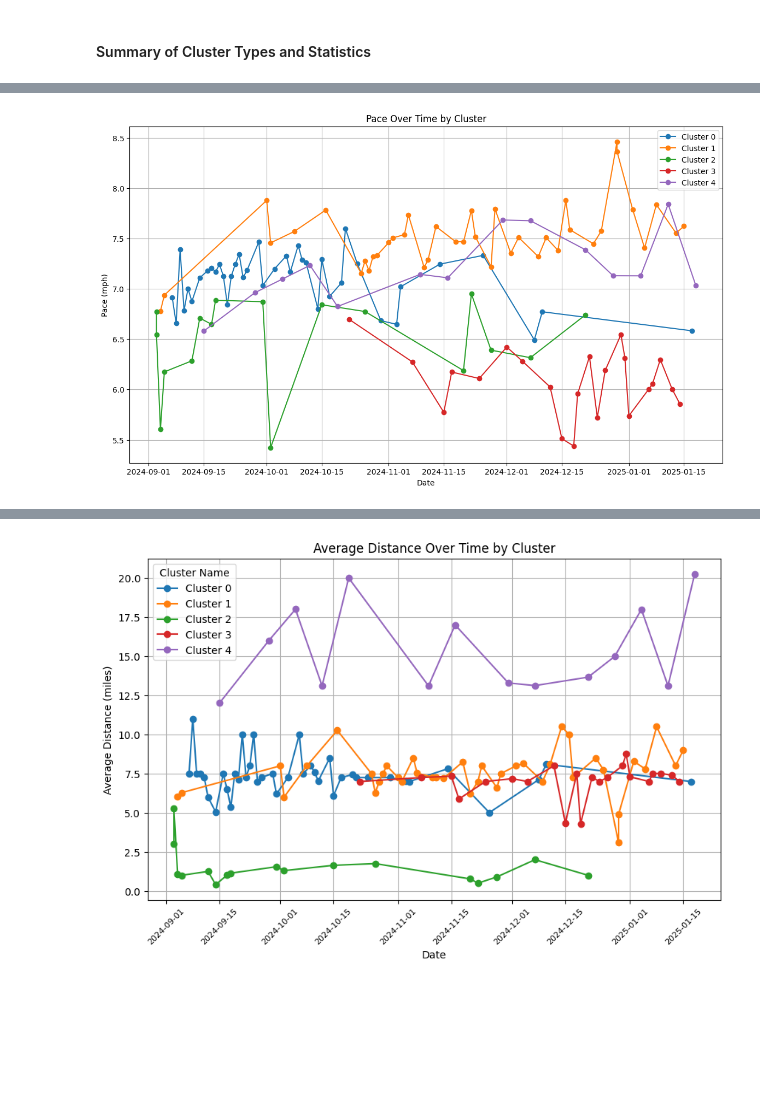
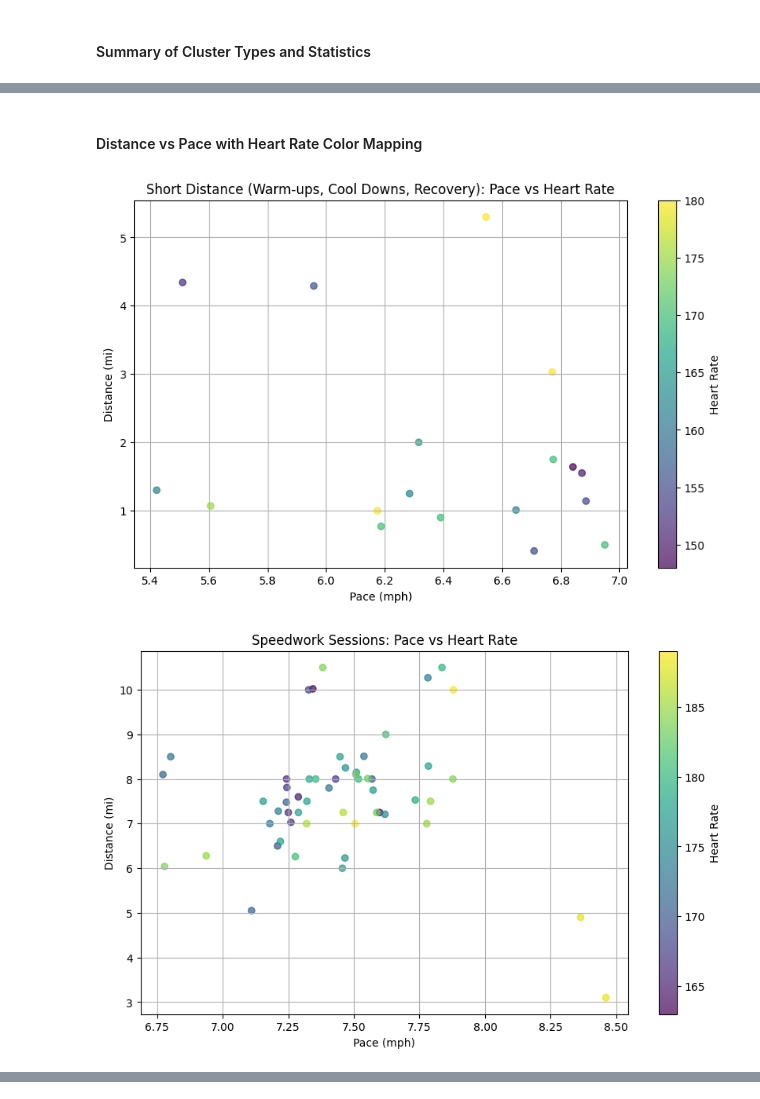
Before and after one commit to TimB21/Marathon-Training-Performance-and-Recovery-Dashboard, a Jupyter notebook: Script/Script.ipynb, the cells around one changed output, grey strips where cells are left out. Cells and saved outputs as stored; diff of their text form; code cells hidden in the pictures; blank space fills up the shorter version.

Commit message:
Improved cluster grouping and added graphs incorperating distance, pace, and heart rate

```diff
--- a/Script/Script.ipynb
+++ b/Script/Script.ipynb
@@ -433,15 +426,8 @@ plt.show()
 ### The Journey to 1000 Miles!!
 September 1st marked the beginning of training for the Austin Marathon. My goal for the prep was to accumulate 1000 miles. This graph is a reminder of how far I've come since the start. It's been a huge encoruagement.
 # %%
-
-# Ensure 'Distance' is in numeric format
-df['Distance'] = pd.to_numeric(df['Distance'], errors='coerce')
-
-# Drop rows with missing 'Distance' or 'Date' values
-df = df.dropna(subset=['Distance', 'Date'])
-
 # Filter data since September
-september_start = pd.to_datetime('2024-09-01')  # Adjust this to the start date of September
+september_start = pd.to_datetime('2024-09-01')
 df_since_september = df[df['Date'] >= september_start]
 
 # Group by date and sum the distance for each day
@@ -908,16 +890,15 @@ scaler = StandardScaler()
 df_scaled = scaler.fit_transform(df_cleaned.drop(columns='Date', errors='ignore'))  # Dropping 'Date' temporarily
 
 # Apply K-Means clustering
-kmeans = KMeans(n_clusters=5, random_state=42)
+kmeans = KMeans(n_clusters=4, random_state=42)
 df_cleaned['Cluster'] = kmeans.fit_predict(df_scaled)
 
 # Mapping between cluster numbers and names
 cluster_mapping = {
-    0: "Moderate Distance & Effort Tempo Sessions",
-    1: "Moderate Distance High Effort Tempo Sessions",
+    0: "Easy & Recovery Sessions",
+    1: "Long Runs",
     2: "Short Distance (Warm-ups, Cool Downs, Recovery)",
-    3: "Moderate Distance Zone-2/Recovery Sessions",
-    4: "Long Runs"
+    3: "Speedwork Sessions"
 }
 
 # Reverse mapping for quick lookup by name
@@ -1083,15 +1109,18 @@ for cluster in df_cleaned['Cluster'].unique():
+# %% [markdown]
+#### Distance vs Pace with Heart Rate Color Mapping
 # %%
-# Plot time series for each cluster
-plt.figure(figsize=(14, 8))
-for cluster in sorted(df_cleaned['Cluster'].unique()):
+# Iterate over each cluster
+for cluster in df_cleaned['Cluster'].unique():
     cluster_data = df_cleaned[df_cleaned['Cluster'] == cluster]
-    plt.plot(cluster_data['Date'], cluster_data['Pace (mph)'], label=f'Cluster {cluster}', marker='o')
-
-plt.xlabel('Date')
-plt.ylabel('Pace (mph)')
-plt.title('Pace Over Time by Cluster')
-plt.legend()
-plt.grid()
-plt.show()
+    # Plot pace vs heart rate
+    plt.figure(figsize=(10, 6))
+    plt.scatter(cluster_data['Pace (mph)'], cluster_data['Distance'], alpha=0.7, c=cluster_data['Heart Rate'], cmap='viridis')
+    plt.colorbar(label='Heart Rate')
+    plt.title(f'{cluster_mapping[cluster]}: Pace vs Heart Rate')
+    plt.xlabel('Pace (mph)')
+    plt.ylabel('Distance (mi)')
+    plt.grid()
+    plt.show()
 # %% [output]
-[figure, old version]
+[figure, new version]
+[figure, added]
@@ -1098,20 +1128,0 @@ plt.show()
-# %%
-# Ensure the Date column is in datetime format
-df_cleaned['Date'] = pd.to_datetime(df_cleaned['Date'])
-
-# Plot average distance by cluster over time
-plt.figure(figsize=(10, 6))
-for cluster in sorted(df_cleaned['Cluster'].unique()):
-    cluster_data = df_cleaned[df_cleaned['Cluster'] == cluster]
-    plt.plot(cluster_data['Date'], cluster_data['Distance'], label=f'Cluster {cluster}', marker='o')
-
-plt.xlabel('Date')
-plt.ylabel('Average Distance (miles)')
-plt.title('Average Distance Over Time by Cluster')
-plt.legend(title="Cluster Name")
-# Rotate and reduce the font size of date labels
-plt.xticks(rotation=45, fontsize=8)
-plt.grid(True)
-plt.show()
-# %% [output]
-[figure, removed]
```
Also changed, not shown: parts of 24 cells of this notebook, 2 other files.
